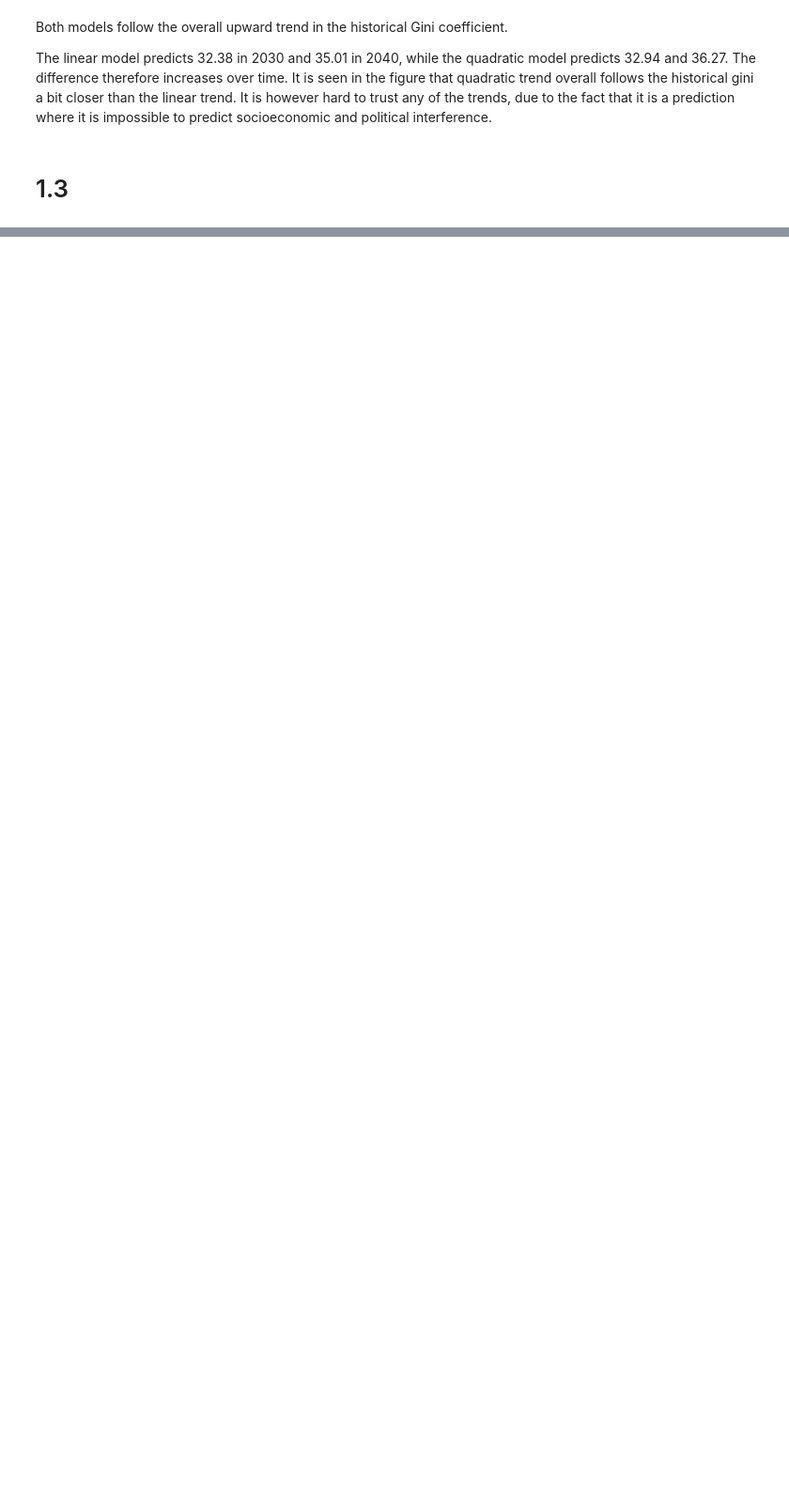
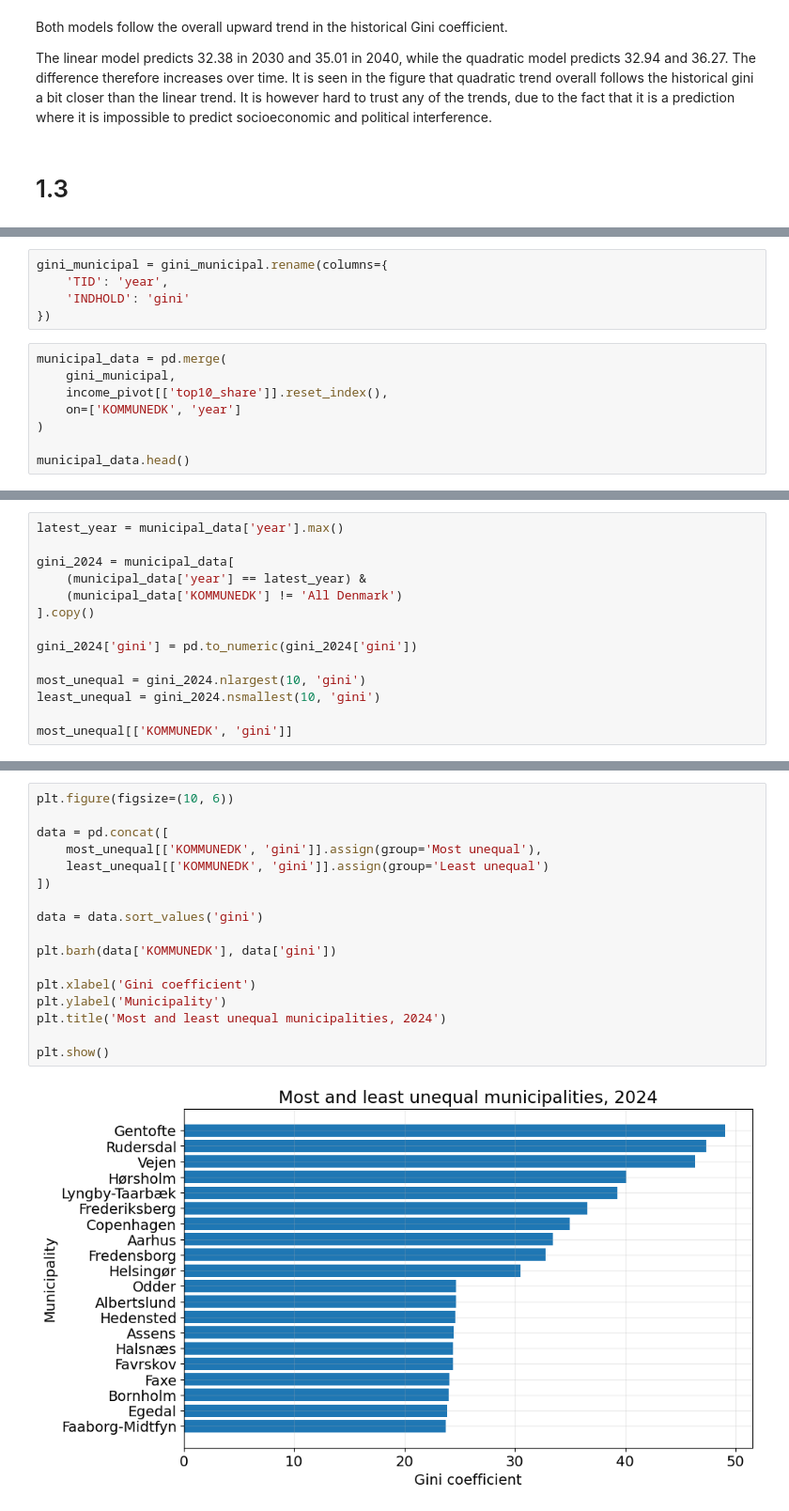
Before and after one commit to Christinecgp/PROJECT-1-DATA-ANALYSIS-PROJECT, a Jupyter notebook: Julius.ipynb, the cells around one changed output, grey strips where cells are left out. Shown at 94% size. Saved outputs shown, nothing was run; the diff lists cells and outputs as text; blank space fills up the shorter version.

```diff
--- a/Julius.ipynb
+++ b/Julius.ipynb
@@ -466,0 +636,13 @@ It is seen in the figure that quadratic trend overall follows the historical gin
+# %%
+gini_municipal = gini_municipal.rename(columns={
+    'TID': 'year',
+    'INDHOLD': 'gini'
+})
+# %%
+municipal_data = pd.merge(
+    gini_municipal,
+    income_pivot[['top10_share']].reset_index(),
+    on=['KOMMUNEDK', 'year']
+)
+
+municipal_data.head()
@@ -466,0 +666,14 @@ It is seen in the figure that quadratic trend overall follows the historical gin
+# %%
+latest_year = municipal_data['year'].max()
+
+gini_2024 = municipal_data[
+    (municipal_data['year'] == latest_year) &
+    (municipal_data['KOMMUNEDK'] != 'All Denmark')
+].copy()
+
+gini_2024['gini'] = pd.to_numeric(gini_2024['gini'])
+
+most_unequal = gini_2024.nlargest(10, 'gini')
+least_unequal = gini_2024.nsmallest(10, 'gini')
+
+most_unequal[['KOMMUNEDK', 'gini']]
@@ -466,0 +706,19 @@ It is seen in the figure that quadratic trend overall follows the historical gin
+# %%
+plt.figure(figsize=(10, 6))
+
+data = pd.concat([
+    most_unequal[['KOMMUNEDK', 'gini']].assign(group='Most unequal'),
+    least_unequal[['KOMMUNEDK', 'gini']].assign(group='Least unequal')
+])
+
+data = data.sort_values('gini')
+
+plt.barh(data['KOMMUNEDK'], data['gini'])
+
+plt.xlabel('Gini coefficient')
+plt.ylabel('Municipality')
+plt.title('Most and least unequal municipalities, 2024')
+
+plt.show()
+# %% [output]
+[figure, added]
```
Also changed, not shown: parts of 41 cells of this notebook, 2 other files.
